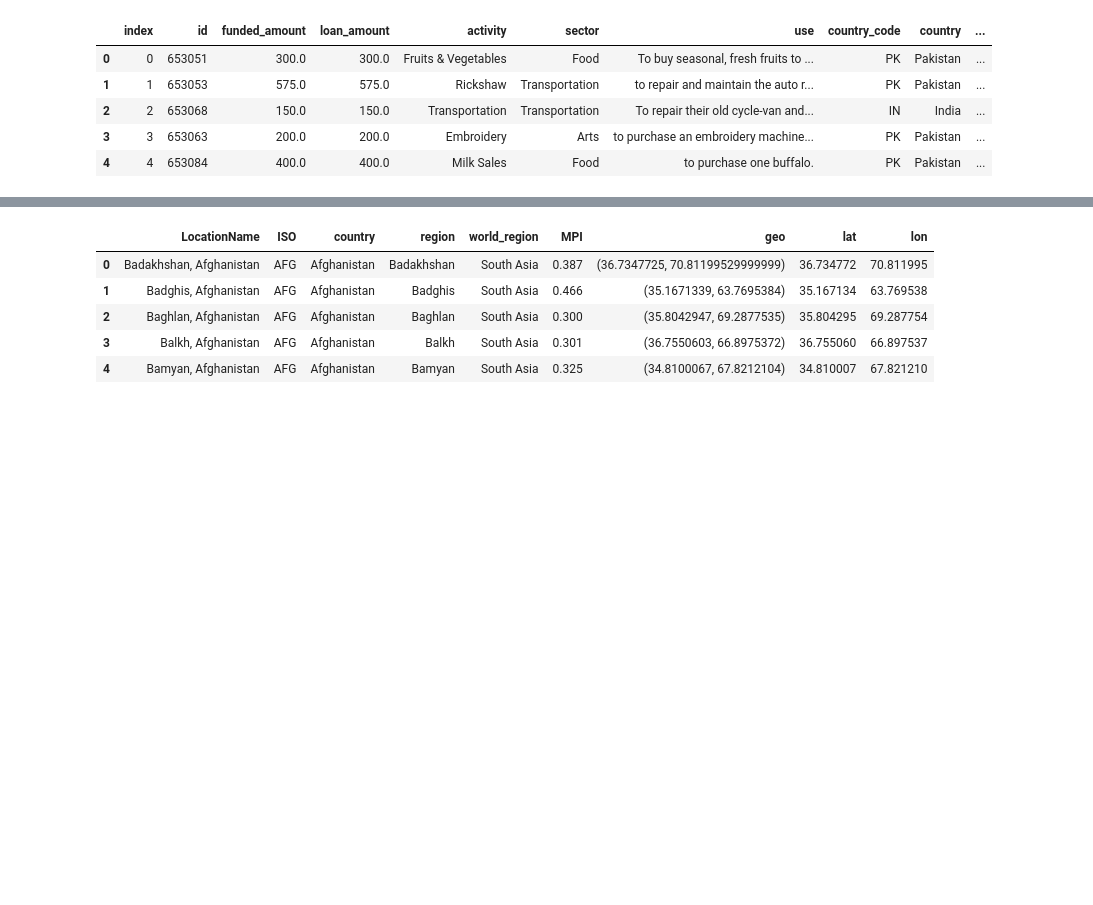
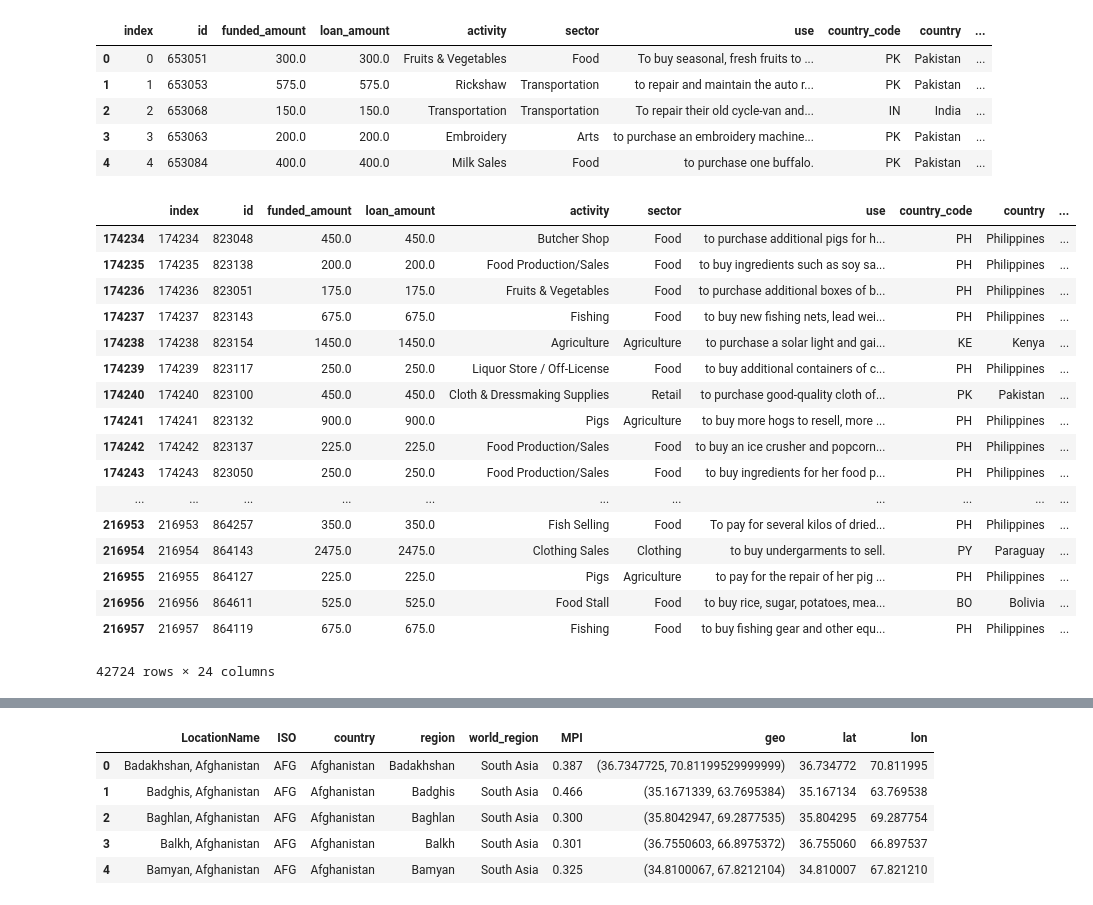
Before and after one commit to smakhijani/kaggle-kiva-crowdfunding, a Jupyter notebook: Preliminary Exploratory Data Analysis.ipynb, the cells around one changed output, grey strips where cells are left out. Cells and saved outputs as stored; diff of their text form; code cells hidden in the pictures; blank space fills up the shorter version.

```diff
--- a/Preliminary Exploratory Data Analysis.ipynb
+++ b/Preliminary Exploratory Data Analysis.ipynb
@@ -341,3 +341,24 @@ kiva_loans.head()
 | 2 | 2 | 653068 | 150.0 | 150.0 | Transportation | Transportation | To repair their old cycle-van and... | IN | India | ... |
 | 3 | 3 | 653063 | 200.0 | 200.0 | Embroidery | Arts | to purchase an embroidery machine... | PK | Pakistan | ... |
 | 4 | 4 | 653084 | 400.0 | 400.0 | Milk Sales | Food | to purchase one buffalo. | PK | Pakistan | ... |
+# %%
+kiva_loans[(kiva_loans['date'].str.contains('2015')) & (kiva_loans['quarter_loan_posted']=='1')]
+# %% [output]
+|  | index | id | funded_amount | loan_amount | activity | sector | use | country_code | country | ... |
+| 174234 | 174234 | 823048 | 450.0 | 450.0 | Butcher Shop | Food | to purchase additional pigs for h... | PH | Philippines | ... |
+| 174235 | 174235 | 823138 | 200.0 | 200.0 | Food Production/Sales | Food | to buy ingredients such as soy sa... | PH | Philippines | ... |
+| 174236 | 174236 | 823051 | 175.0 | 175.0 | Fruits & Vegetables | Food | to purchase additional boxes of b... | PH | Philippines | ... |
+| 174237 | 174237 | 823143 | 675.0 | 675.0 | Fishing | Food | to buy new fishing nets, lead wei... | PH | Philippines | ... |
+| 174238 | 174238 | 823154 | 1450.0 | 1450.0 | Agriculture | Agriculture | to purchase a solar light and gai... | KE | Kenya | ... |
+| 174239 | 174239 | 823117 | 250.0 | 250.0 | Liquor Store / Off-License | Food | to buy additional containers of c... | PH | Philippines | ... |
+| 174240 | 174240 | 823100 | 450.0 | 450.0 | Cloth & Dressmaking Supplies | Retail | to purchase good-quality cloth of... | PK | Pakistan | ... |
+| 174241 | 174241 | 823132 | 900.0 | 900.0 | Pigs | Agriculture | to buy more hogs to resell, more ... | PH | Philippines | ... |
+| 174242 | 174242 | 823137 | 225.0 | 225.0 | Food Production/Sales | Food | to buy an ice crusher and popcorn... | PH | Philippines | ... |
+| 174243 | 174243 | 823050 | 250.0 | 250.0 | Food Production/Sales | Food | to buy ingredients for her food p... | PH | Philippines | ... |
+| ... | ... | ... | ... | ... | ... | ... | ... | ... | ... | ... |
+| 216953 | 216953 | 864257 | 350.0 | 350.0 | Fish Selling | Food | To pay for several kilos of dried... | PH | Philippines | ... |
+| 216954 | 216954 | 864143 | 2475.0 | 2475.0 | Clothing Sales | Clothing | to buy undergarments to sell. | PY | Paraguay | ... |
+| 216955 | 216955 | 864127 | 225.0 | 225.0 | Pigs | Agriculture | to pay for the repair of her pig ... | PH | Philippines | ... |
+| 216956 | 216956 | 864611 | 525.0 | 525.0 | Food Stall | Food | to buy rice, sugar, potatoes, mea... | BO | Bolivia | ... |
+| 216957 | 216957 | 864119 | 675.0 | 675.0 | Fishing | Food | to buy fishing gear and other equ... | PH | Philippines | ... |
+42724 rows × 24 columns
```
Also changed, not shown: parts of 14 cells of this notebook.
